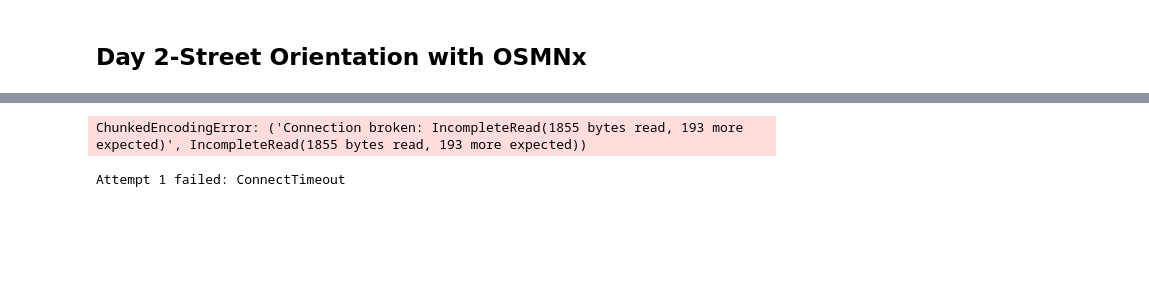
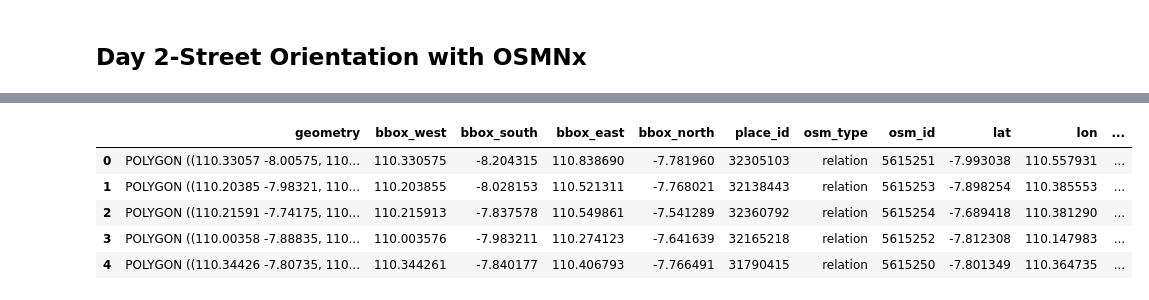
Before and after one commit to nooriza16/30MapChallenge, a Jupyter notebook: Day2/Day2.ipynb, the cells around one changed output, grey strips where cells are left out. Cells and saved outputs as stored; diff of their text form; code cells hidden in the pictures; blank space fills up the shorter version.

```diff
--- a/Day2/Day2.ipynb
+++ b/Day2/Day2.ipynb
@@ -23,26 +3,8 @@ Note: you may need to restart the kernel to use updated packages.
 # %%
 import osmnx as ox
-G = ox.graph_from_place("Yogyakarta, Special Region of Yogyakarta, Indonesia", network_type="drive")
-ox.save_graphml(G, "yogyakarta.graphml")
+import geopandas as gpd
+import matplotlib.pyplot as plt
+import numpy as np
+import networkx as nx
+
+weight_by_length = False
-# %% [output]
-ChunkedEncodingError: ('Connection broken: IncompleteRead(1855 bytes read, 193 more expected)', IncompleteRead(1855 bytes read, 193 more expected))
-# %%
-import time
-import osmnx as ox
-
-ox.settings.requests_timeout = 300
-ox.settings.overpass_url = "https://overpass.private.coffee/api"   # alternatives below
-
-place = "Yogyakarta, Special Region of Yogyakarta, Indonesia"
-
-for attempt in range(5):
-    try:
-        G = ox.graph_from_place(place, network_type="drive")
-        ox.save_graphml(G, "yogyakarta.graphml")
-        print("Done:", len(G.nodes), "nodes")
-        break
-    except Exception as e:
-        print(f"Attempt {attempt+1} failed: {type(e).__name__}")
-        time.sleep(10)
-# %% [output]
-Attempt 1 failed: ConnectTimeout
@@ -48,0 +27,10 @@ Attempt 1 failed: ConnectTimeout
+# %%
+gdf = ox.geocoder.geocode_to_gdf(list(places.values()))
+gdf
+# %% [output]
+|  | geometry | bbox_west | bbox_south | bbox_east | bbox_north | place_id | osm_type | osm_id | lat | lon | ... |
+| 0 | POLYGON ((110.33057 -8.00575, 110... | 110.330575 | -8.204315 | 110.838690 | -7.781960 | 32305103 | relation | 5615251 | -7.993038 | 110.557931 | ... |
+| 1 | POLYGON ((110.20385 -7.98321, 110... | 110.203855 | -8.028153 | 110.521311 | -7.768021 | 32138443 | relation | 5615253 | -7.898254 | 110.385553 | ... |
+| 2 | POLYGON ((110.21591 -7.74175, 110... | 110.215913 | -7.837578 | 110.549861 | -7.541289 | 32360792 | relation | 5615254 | -7.689418 | 110.381290 | ... |
+| 3 | POLYGON ((110.00358 -7.88835, 110... | 110.003576 | -7.983211 | 110.274123 | -7.641639 | 32165218 | relation | 5615252 | -7.812308 | 110.147983 | ... |
+| 4 | POLYGON ((110.34426 -7.80735, 110... | 110.344261 | -7.840177 | 110.406793 | -7.766491 | 31790415 | relation | 5615250 | -7.801349 | 110.364735 | ... |
```
Also changed, not shown: parts of 9 cells of this notebook, 13 other files.
